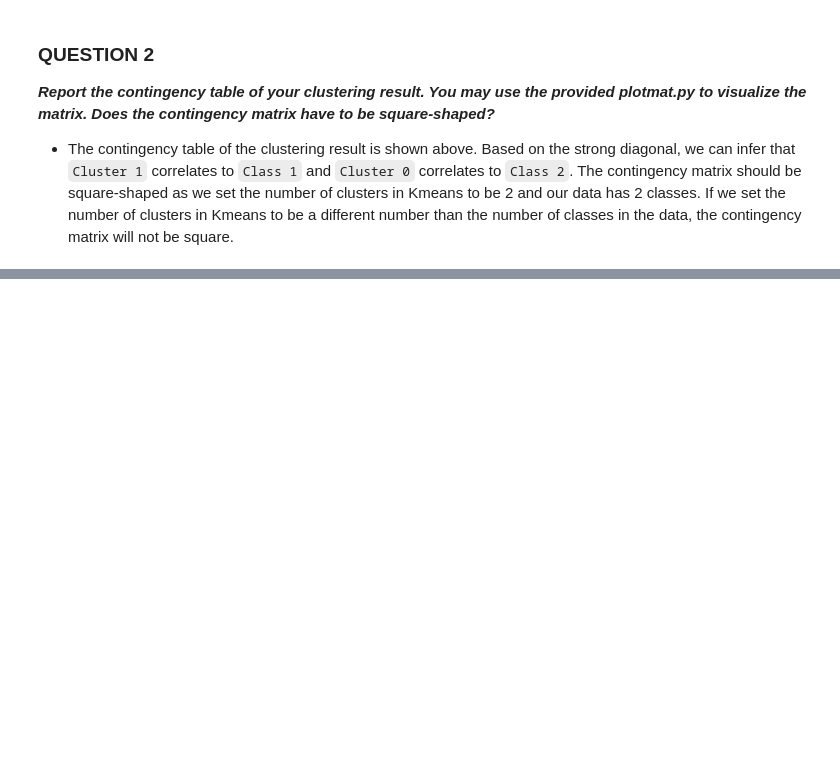
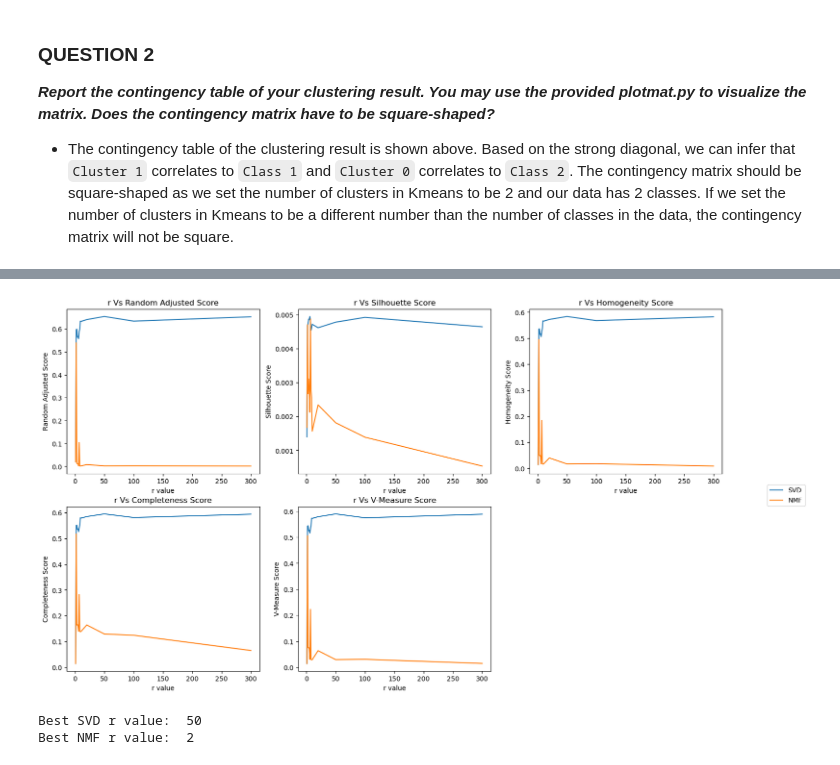
Before and after one commit to stang126/ECE-219-Large-Scale-Data-Mining, a Jupyter notebook: Project 2/Project 2 (1).ipynb, the cells around one changed output, grey strips where cells are left out. Saved outputs shown, nothing was run; the diff lists cells and outputs as text; code cells hidden in the pictures; blank space fills up the shorter version.

```diff
--- a/Project 2/Project 2 (1).ipynb
+++ b/Project 2/Project 2 (1).ipynb
@@ -169,0 +170,64 @@ When we have small r, we only keep dew features of the original data, which may
+# %%
+svd_adj_rand_score, svd_sil_score, svd_hom_score, svd_comp_score, svd_v_score= SVD_score(r,newsgroups_tfidf, category_to_class)
+nmf_adj_rand_score, nmf_sil_score, nmf_hom_score, nmf_comp_score, nmf_v_score= NMF_score(r,newsgroups_tfidf, category_to_class)
+# %%
+fig = plt.figure(figsize=(18, 10))
+axes = fig.subplots(nrows=2, ncols=3)
+
+axes[0, 0].plot(r,svd_adj_rand_score, label='SVD')
+axes[0, 0].plot(r,nmf_adj_rand_score, label='NMF')
+axes[0, 0].title.set_text('r Vs Random Adjusted Score')
+axes[0, 0].set_xlabel('r value')
+axes[0, 0].set_ylabel('Random Adjusted Score')
+
+axes[0, 1].plot(r,svd_sil_score, label='SVD')
+axes[0, 1].plot(r,nmf_sil_score, label='NMF')
+axes[0, 1].title.set_text('r Vs Silhouette Score')
+axes[0, 1].set_xlabel('r value')
+axes[0, 1].set_ylabel('Silhouette Score')
+
+axes[0, 2].plot(r,svd_hom_score, label='SVD')
+axes[0, 2].plot(r,nmf_hom_score, label='NMF')
+axes[0, 2].title.set_text('r Vs Homogeneity Score')
+axes[0, 2].set_xlabel('r value')
+axes[0, 2].set_ylabel('Homogeneity Score')
+
+axes[1, 0].plot(r,svd_comp_score, label='SVD')
+axes[1, 0].plot(r,nmf_comp_score, label='NMF')
+axes[1, 0].title.set_text('r Vs Completeness Score')
+axes[1, 0].set_xlabel('r value')
+axes[1, 0].set_ylabel('Completeness Score')
+
+axes[1, 1].plot(r,svd_v_score, label='SVD')
+axes[1, 1].plot(r,nmf_v_score, label='NMF')
+axes[1, 1].title.set_text('r Vs V-Measure Score')
+axes[1, 1].set_xlabel('r value')
+axes[1, 1].set_ylabel('V-Measure Score')
+
+axes[1, 2].axis('off')
+
+fig.legend(['SVD','NMF'], loc='center right')
+
+plt.show()
+# %% [output]
+[figure, added]
+# %%
+import statistics
+from statistics import mode
+
+svd_score=[svd_adj_rand_score, svd_sil_score, svd_hom_score, svd_comp_score, svd_v_score]
+argmaxes=[]
+for i in svd_score:
+    argmaxes.append(i.index(max(i)))
+svd_bestr_ind=round(mode(argmaxes))
+print('Best SVD r value: ',r[svd_bestr_ind])
+
+nmf_score=[nmf_adj_rand_score, nmf_sil_score, nmf_hom_score, nmf_comp_score, nmf_v_score]
+argmaxes=[]
+for i in nmf_score:
+    argmaxes.append(i.index(max(i)))
+nmf_bestr_ind=round(mode(argmaxes))
+print('Best NMF r value: ',r[nmf_bestr_ind])
+# %% [output]
+Best SVD r value:  50
+Best NMF r value:  2
```
Also changed, not shown: parts of 28 cells of this notebook, 1 other file.
